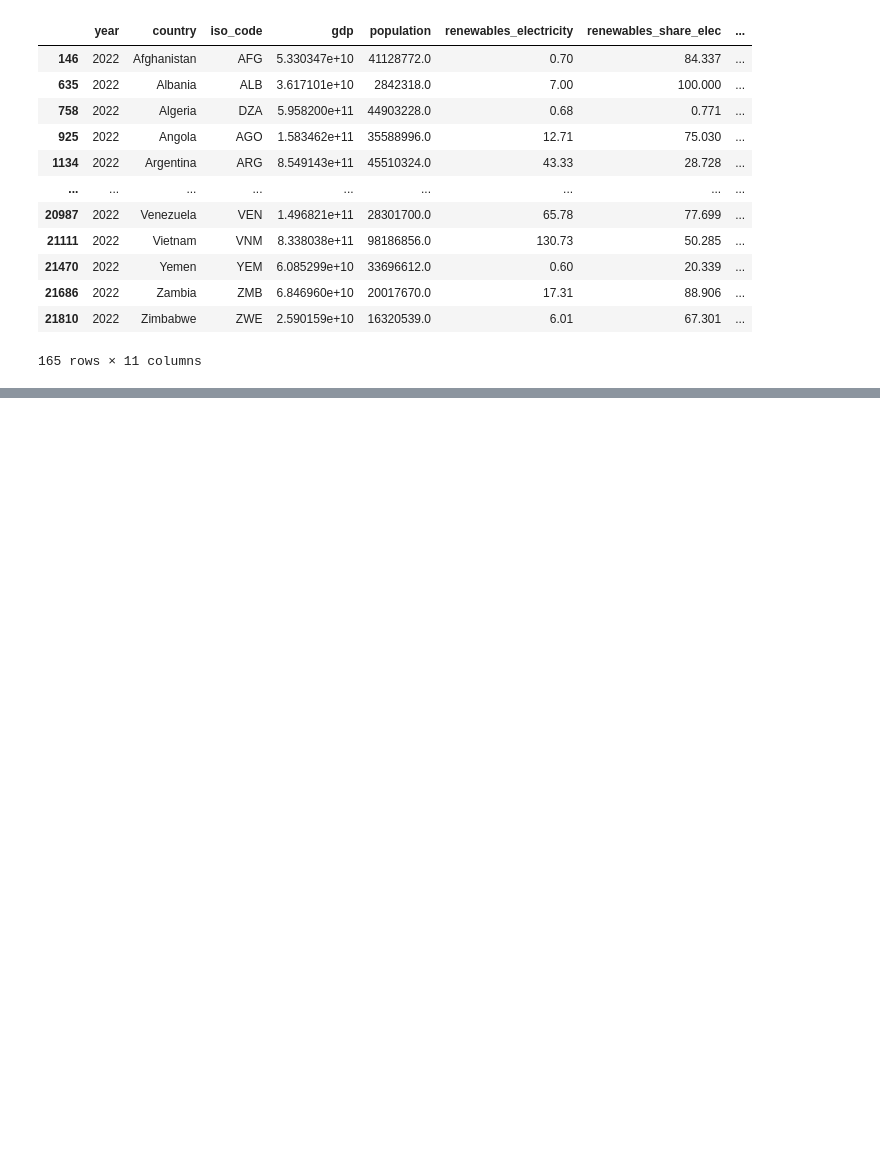
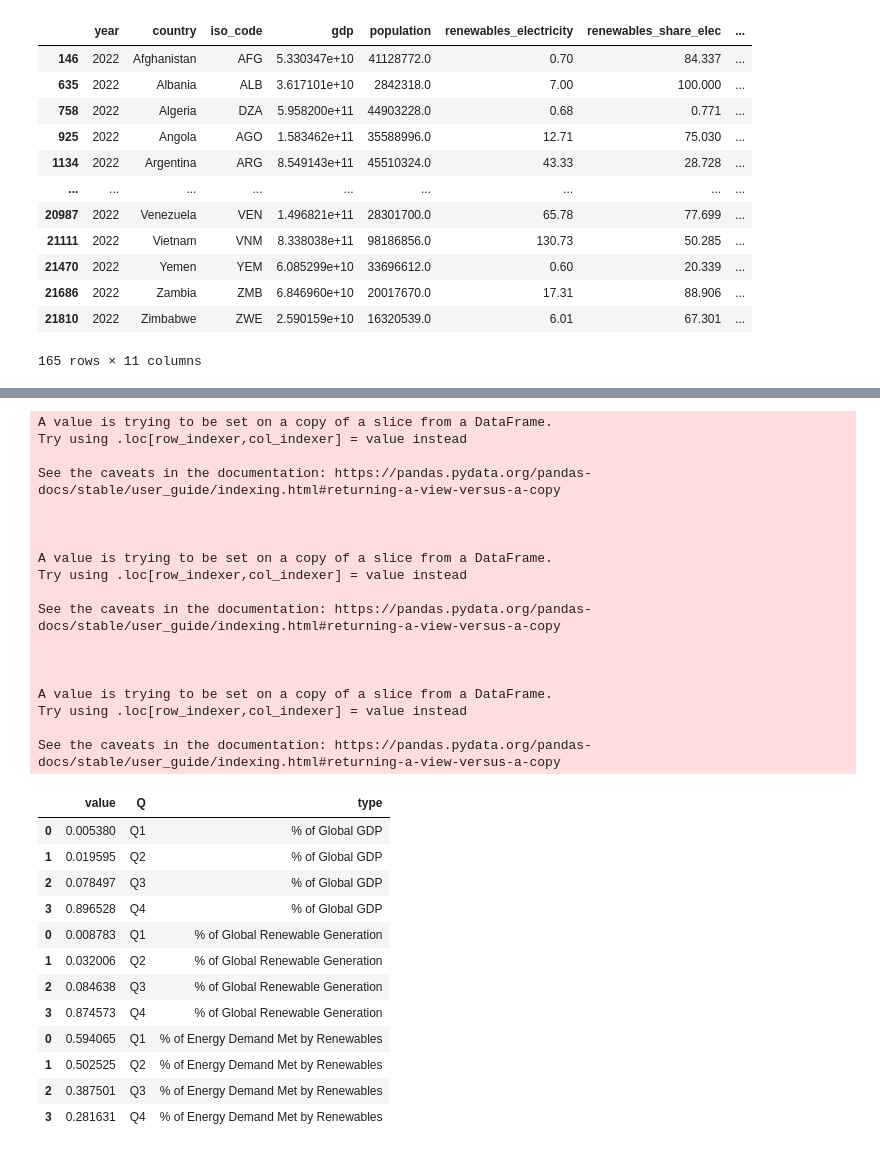
Before and after one commit to chrisdscholz/209R_projects, a Jupyter notebook: Project 2/Project2.ipynb, the cells around one changed output, grey strips where cells are left out. Cells and saved outputs as stored; diff of their text form; code cells hidden in the pictures; blank space fills up the shorter version.

```diff
--- a/Project 2/Project2.ipynb
+++ b/Project 2/Project2.ipynb
@@ -94,7 +93,7 @@ filteredDF2 = filteredDF2.dropna(subset=["iso_code", "gdp"])
 filteredDF2["gdp_per_cap"] = round(filteredDF2["gdp"] / filteredDF2["population"], 2)
 # %%
 #add quartiles for gdp and renewables share
-filteredDF2["gdpQuart"] = pd.qcut(filteredDF2["gdp_per_cap"], 4, labels=False)
+filteredDF2["gdpQuart"] = pd.qcut(filteredDF2["gdp"], 4, labels=False)
 filteredDF2["renewQuart"] = pd.qcut(filteredDF2["renewables_share_elec"], 4, labels=False)
 filteredDF2
 # %% [output]
@@ -122,0 +113,18 @@ fig.show()
+# %%
+#create pivot DF for aggregation
+renewDF = pd.pivot_table(filteredDF2, values=["gdp", "renewables_electricity", "electricity_generation"], index="gdpQuart", aggfunc="sum")
+renewDF["gdpPct"] = renewDF["gdp"] / sum(renewDF["gdp"])
+renewDF["renewPct"] = renewDF["renewables_electricity"] / sum(renewDF["renewables_electricity"])
+renewDF["renewShare"] = renewDF["renewables_electricity"] / renewDF["electricity_generation"]
+renewDF["quart"] = renewDF.index
+renewDF = renewDF.reset_index(drop=True)
+
+#rename quartiles for better visualization
+qDict = {'quart': [0, 1, 2, 3],
+          'Q': ["Q1", "Q2", "Q3", "Q4"]}
+
+qDictDF = pd.DataFrame.from_dict(qDict)
+
+renewDF = renewDF.merge(qDictDF, how="left", left_on="quart", right_on="quart")
+renewDF = renewDF.drop(columns={"quart"})
+renewDF
@@ -122,0 +137,48 @@ fig.show()
+# %%
+#reshape DF for better visualization
+renewDF1 = renewDF[["gdpPct", "Q"]]
+renewDF1["type"] = "% of Global GDP"
+renewDF1 = renewDF1.rename(columns={"gdpPct": "value"})
+
+renewDF2 = renewDF[["renewPct", "Q"]]
+renewDF2["type"] = "% of Global Renewable Generation"
+renewDF2 = renewDF2.rename(columns={"renewPct": "value"})
+
+renewDF3 = renewDF[["renewShare", "Q"]]
+renewDF3["type"] = "% of Energy Demand Met by Renewables"
+renewDF3 = renewDF3.rename(columns={"renewShare": "value"})
+
+renewDFFull = pd.concat([renewDF1, renewDF2, renewDF3])
+renewDFFull
+# %% [output]
+A value is trying to be set on a copy of a slice from a DataFrame.
+Try using .loc[row_indexer,col_indexer] = value instead
+
+See the caveats in the documentation: https://pandas.pydata.org/pandas-docs/stable/user_guide/indexing.html#returning-a-view-versus-a-copy
+
+
+
+A value is trying to be set on a copy of a slice from a DataFrame.
+Try using .loc[row_indexer,col_indexer] = value instead
+
+See the caveats in the documentation: https://pandas.pydata.org/pandas-docs/stable/user_guide/indexing.html#returning-a-view-versus-a-copy
+
+
+
+A value is trying to be set on a copy of a slice from a DataFrame.
+Try using .loc[row_indexer,col_indexer] = value instead
+
+See the caveats in the documentation: https://pandas.pydata.org/pandas-docs/stable/user_guide/indexing.html#returning-a-view-versus-a-copy
+|  | value | Q | type |
+| 0 | 0.005380 | Q1 | % of Global GDP |
+| 1 | 0.019595 | Q2 | % of Global GDP |
+| 2 | 0.078497 | Q3 | % of Global GDP |
+| 3 | 0.896528 | Q4 | % of Global GDP |
+| 0 | 0.008783 | Q1 | % of Global Renewable Generation |
+| 1 | 0.032006 | Q2 | % of Global Renewable Generation |
+| 2 | 0.084638 | Q3 | % of Global Renewable Generation |
+| 3 | 0.874573 | Q4 | % of Global Renewable Generation |
+| 0 | 0.594065 | Q1 | % of Energy Demand Met by Renewables |
+| 1 | 0.502525 | Q2 | % of Energy Demand Met by Renewables |
+| 2 | 0.387501 | Q3 | % of Energy Demand Met by Renewables |
+| 3 | 0.281631 | Q4 | % of Energy Demand Met by Renewables |
```
Also changed, not shown: parts of 7 cells of this notebook.
